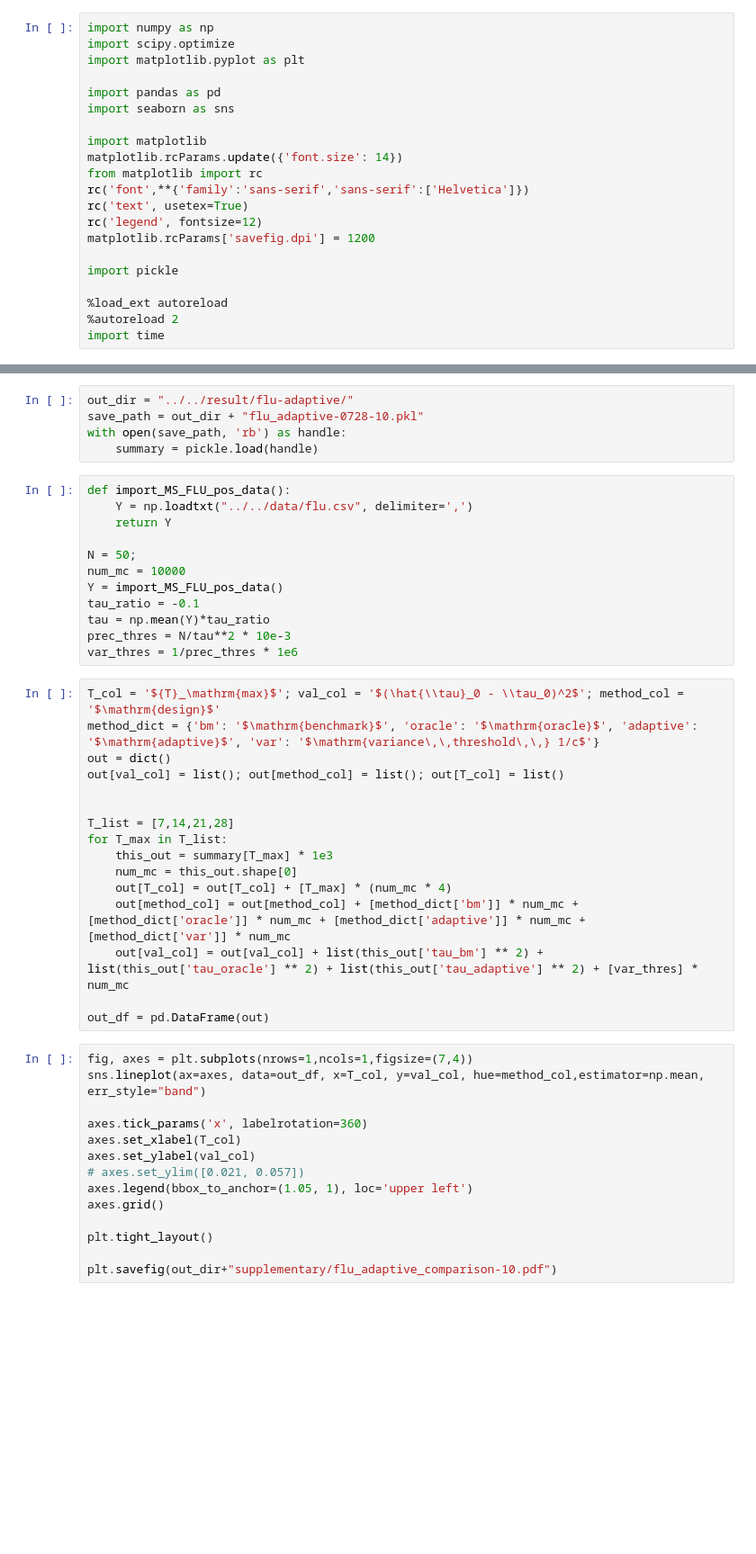
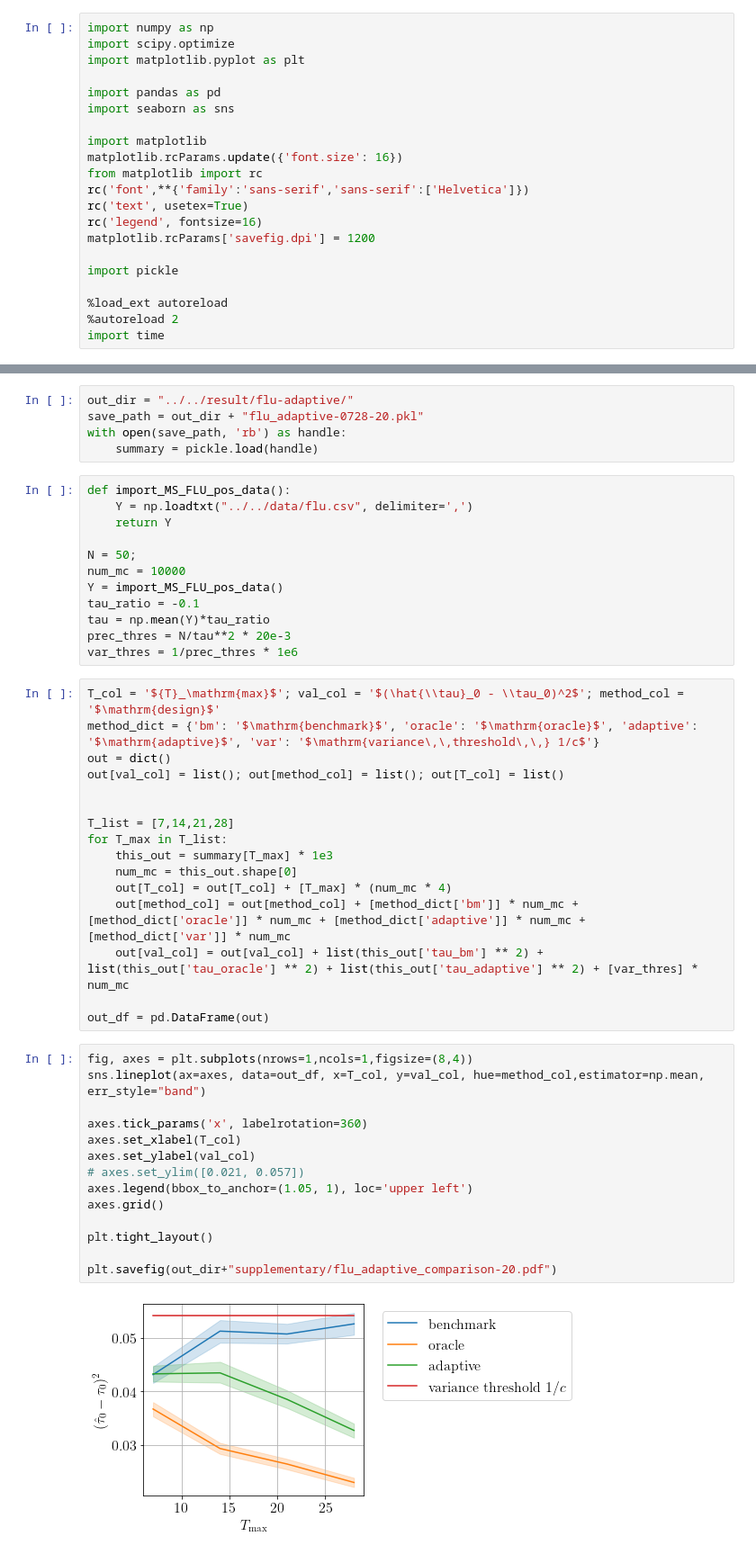
Before and after one commit to ruoxuanxiong/staggered_rollout_design, a Jupyter notebook: code/flu-supplementary/adaptive_make_figure.ipynb, the cells around one changed output, grey strips where cells are left out. Shown: that part at 90% size. Saved outputs shown, nothing was run; the diff lists cells and outputs as text; blank space fills up the shorter version.

```diff
--- a/code/flu-supplementary/adaptive_make_figure.ipynb
+++ b/code/flu-supplementary/adaptive_make_figure.ipynb
@@ -7,11 +7,11 @@ import pandas as pd
 import seaborn as sns
 
 import matplotlib
-matplotlib.rcParams.update({'font.size': 14})
+matplotlib.rcParams.update({'font.size': 16})
 from matplotlib import rc
 rc('font',**{'family':'sans-serif','sans-serif':['Helvetica']})
 rc('text', usetex=True)
-rc('legend', fontsize=12)
+rc('legend', fontsize=16)
 matplotlib.rcParams['savefig.dpi'] = 1200
 
 import pickle
@@ -25,6 +22,6 @@ The autoreload extension is already loaded. To reload it, use:
 # %%
 out_dir = "../../result/flu-adaptive/"
-save_path = out_dir + "flu_adaptive-0728-10.pkl"
+save_path = out_dir + "flu_adaptive-0728-20.pkl"
 with open(save_path, 'rb') as handle:
     summary = pickle.load(handle)
 # %%
@@ -37,7 +34,7 @@ num_mc = 10000
 Y = import_MS_FLU_pos_data()
 tau_ratio = -0.1
 tau = np.mean(Y)*tau_ratio
-prec_thres = N/tau**2 * 10e-3
+prec_thres = N/tau**2 * 20e-3
 var_thres = 1/prec_thres * 1e6
 # %%
 T_col = '${T}_\mathrm{max}$'; val_col = '$(\hat{\\tau}_0 - \\tau_0)^2$'; method_col = '$\mathrm{design}$'
@@ -56,19 +53,21 @@ for T_max in T_list:
 
 out_df = pd.DataFrame(out)
 # %%
-fig, axes = plt.subplots(nrows=1,ncols=1,figsize=(7,4))
+fig, axes = plt.subplots(nrows=1,ncols=1,figsize=(8,4))
 sns.lineplot(ax=axes, data=out_df, x=T_col, y=val_col, hue=method_col,estimator=np.mean, err_style="band")
 
 axes.tick_params('x', labelrotation=360)
 axes.set_xlabel(T_col)
 axes.set_ylabel(val_col)
 # axes.set_ylim([0.021, 0.057])
 axes.legend(bbox_to_anchor=(1.05, 1), loc='upper left')
 axes.grid()
 
 plt.tight_layout()
 
-plt.savefig(out_dir+"supplementary/flu_adaptive_comparison-10.pdf")
+plt.savefig(out_dir+"supplementary/flu_adaptive_comparison-20.pdf")
+# %% [output]
+[figure, added]
 # %%
 num_Ts = len(T_list)
 fig, axes = plt.subplots(nrows=1,ncols=num_Ts,figsize=(4*num_Ts,4))
```
Also changed, not shown: parts of 2 cells of this notebook, 7 other files.
